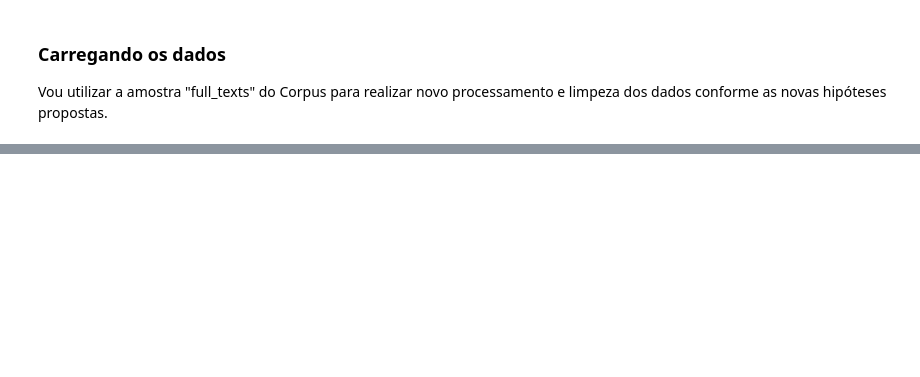
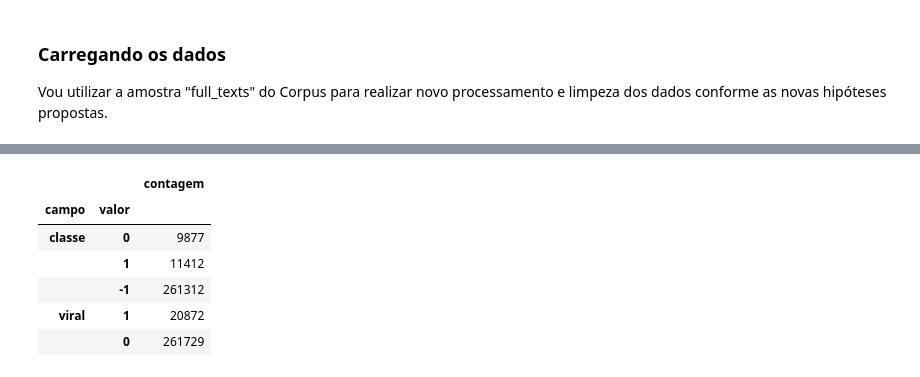
Before and after one commit to caesarcc/pucminas-tcc-fake-news-detection, a Jupyter notebook: passo01_coleta_e_unificacao_dos_datasets.ipynb, the cells around one changed output, grey strips where cells are left out. Drawn from its saved outputs; the diff is of its cells as text; code cells hidden in the pictures; blank space fills up the shorter version.

```diff
--- a/passo01_coleta_e_unificacao_dos_datasets.ipynb
+++ b/passo01_coleta_e_unificacao_dos_datasets.ipynb
@@ -58,0 +76,12 @@ display(dados[dados['texto'].str.len()<400].sample(n=5)[['classe', 'texto']])
+# %%
+pd.DataFrame(fakewhats_df[['classe','viral']].melt(
+    var_name='campo', value_name='valor').value_counts()).rename(
+        columns={0: 'contagem'}).sort_values(by=['campo', 'contagem'])
+# %% [output]
+|  |  | contagem |
+| campo | valor |  |
+| classe | 0 | 9877 |
+|  | 1 | 11412 |
+|  | -1 | 261312 |
+| viral | 1 | 20872 |
+|  | 0 | 261729 |
```
Also changed, not shown: parts of 19 cells of this notebook.
